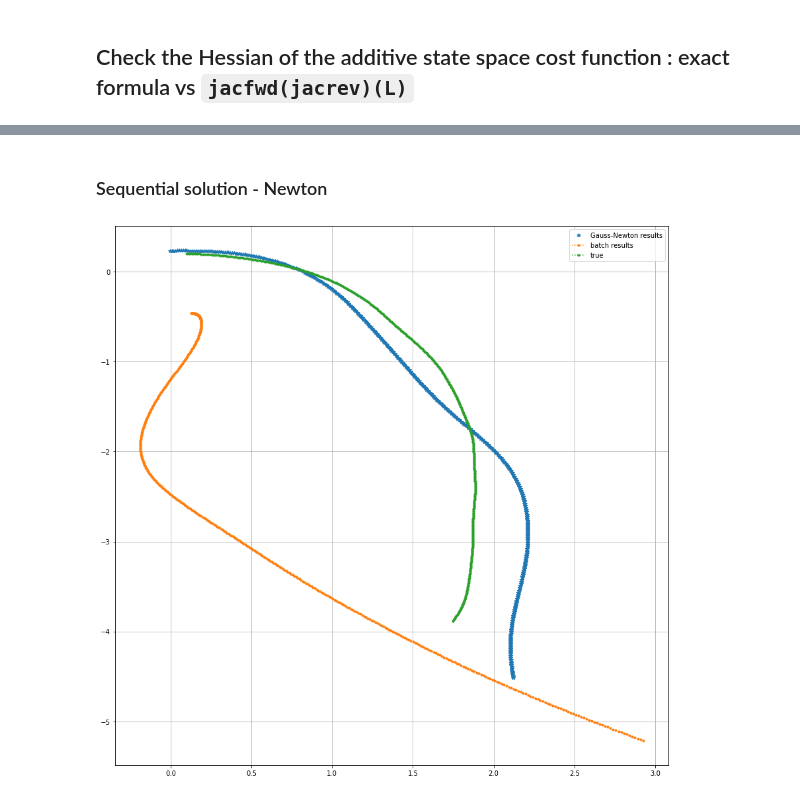
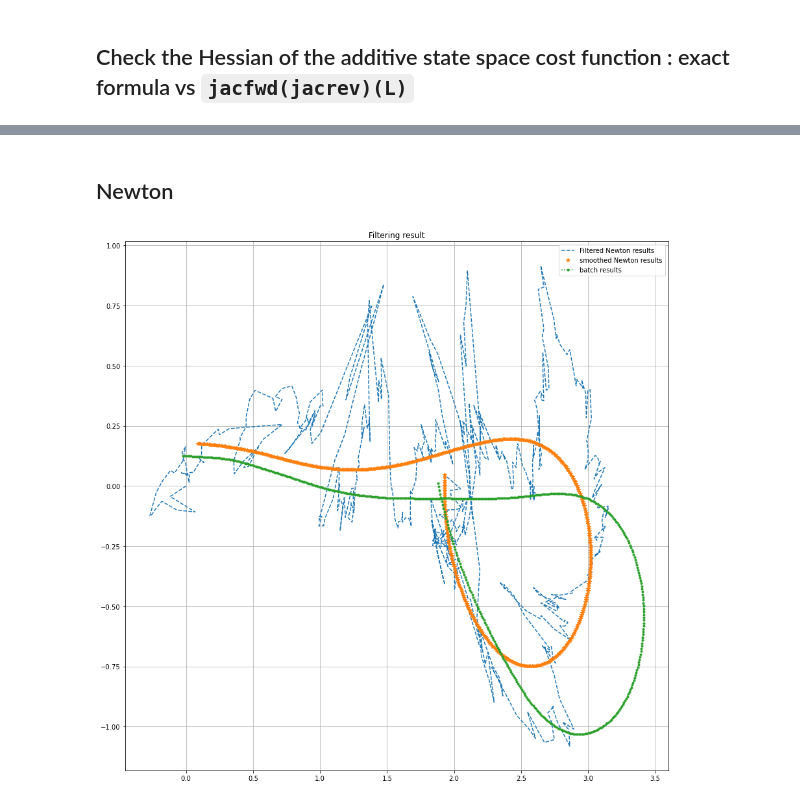
Before and after one commit to hanyas/second-order-smoothers, a Jupyter notebook: notebooks/NewtonFiltering_example2.ipynb, the cells around one changed output, grey strips where cells are left out. Saved outputs shown, nothing was run; the diff lists cells and outputs as text; code cells hidden in the pictures.

Commit message:
Initial trajectory is changed

```diff
--- a/notebooks/NewtonFiltering_example2.ipynb
+++ b/notebooks/NewtonFiltering_example2.ipynb
@@ -56,19 +55,9 @@ chol_R = jlinalg.cholesky(R, lower=True)
 m0 = jnp.array([0., 0., 1., 0., 0.])
 P0 = jnp.diag(jnp.array([0.1, 0.1, 1., 1., 1.]))
 
-# m0 = transition_function(jnp.array([0.1, 0.2, 1, 0, 0]) )
-# P0 = Q
-
 init = MVNStandard(m0, P0)
 
-# positions = inverse_bearings(ys, s1, s2)
-# states = jnp.concatenate([jnp.concatenate([jnp.zeros((1,2)), positions], axis = 0),
-#                           jnp.zeros((T+1,3))], axis = 1)
-#
-# initial_states =  MVNStandard(states, jnp.repeat(jnp.eye(5).reshape(1, 5, 5), T + 1, axis=0))
-
-initial_states =  MVNStandard(jnp.repeat(jnp.array([[0., 0., 1., 0., 0.]]),T + 1, axis=0),
-                                                     jnp.repeat(jnp.eye(5).reshape(1, 5, 5), T + 1, axis=0))
+initial_states =  MVNStandard(true_states.astype(float), jnp.repeat(jnp.eye(5).reshape(1, 5, 5), T + 1, axis=0))
 
 transition_model = FunctionalModel(transition_function, MVNStandard(jnp.zeros((5,)), Q))
 observation_model = FunctionalModel(observation_function, MVNStandard(jnp.zeros((2,)), R))
@@ -273,19 +274,18 @@ np.testing.assert_array_almost_equal(ddL_dxN_dxN_1, Hess_test[-1,:,-2,:], decima
 # %% [markdown]
-### Sequential solution - Newton
+## Newton
 # %%
 # Filtering - Newton
-filtered_states_newton = newton_filtering(ys, init, transition_model, observation_model, extended_hessian, initial_states, False)
+filtered_states_newton = newton_filtering(ys, init, transition_model, observation_model, extended_hessian, initial_states, True)
 
 # Smoothing - Newton
 smoothed_states_newton = newton_smoothing(transition_model, filtered_states_newton,  extended, initial_states)
 # %%
 plt.figure(figsize=(15,15))
-# plt.plot(filtered_states_newton.mean[:,0], "--", label="Newton results" )
-plt.plot(iterated_smoother_results.mean[:,0], iterated_smoother_results.mean[:,1], "*", label = "Gauss-Newton results")
+plt.plot(filtered_states_newton.mean[:,0], filtered_states_newton.mean[:,1], "--", label="Filtered Newton results" )
+plt.plot(smoothed_states_newton.mean[:,0], smoothed_states_newton.mean[:,1], "*", label = "smoothed Newton results")
 plt.plot(x_batch[:,0], x_batch[:,1], ".:", label = "batch results")
-plt.plot(true_states[:,0], true_states[:,1], ".:", label = "true")
-# plt.title("state sresult")
+plt.title("Filtering result")
 plt.grid()
 plt.legend();
 # %% [output]
-[figure, old version]
+[figure, new version]
```
Also changed, not shown: parts of 8 cells of this notebook, 1 other file.
